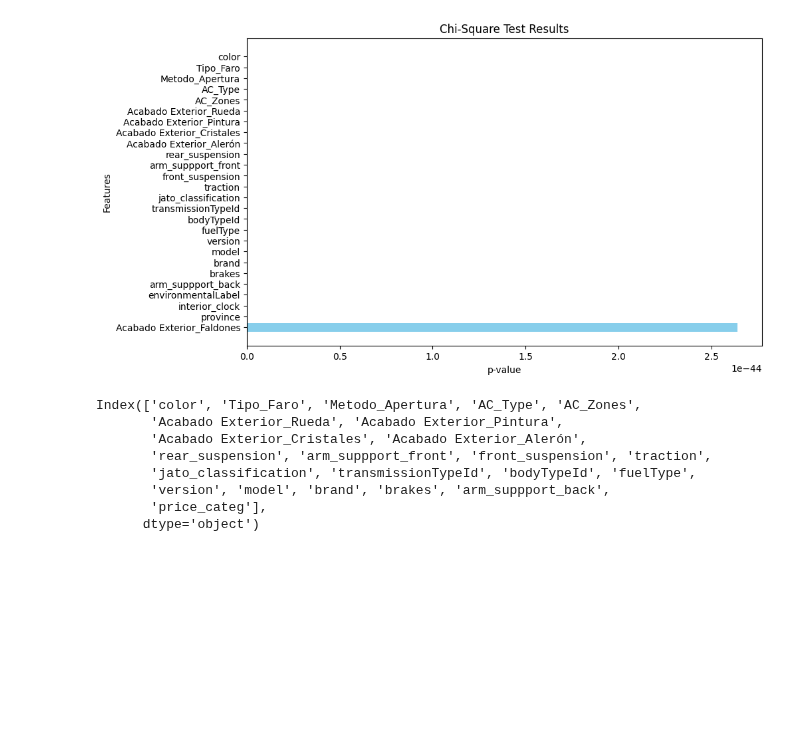
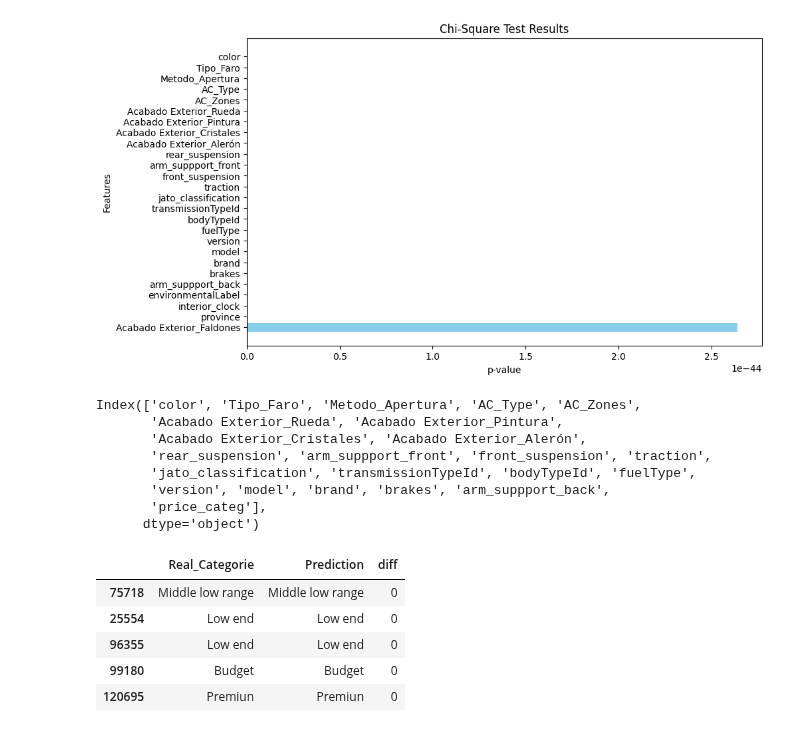
Before and after one commit to Lingfeng555/Cars_Price_Prediction, a Jupyter notebook: Trees/combustion.ipynb, the cells around one changed output. Drawn from its saved outputs; the diff is of its cells as text; code cells hidden in the pictures; blank space fills up the shorter version.

```diff
--- a/Trees/combustion.ipynb
+++ b/Trees/combustion.ipynb
@@ -341,8 +333,15 @@ Y_pred = tree_model.predict(X_test)
 # %%
 result = pd.DataFrame({"Real_Categorie": Y_test, "Prediction": Y_pred})
 result["diff"] = np.abs(result["Real_Categorie"].astype(int) - result["Prediction"])
 result["Real_Categorie"] = result["Real_Categorie"].apply(Loader.decode_price_categ)
 result["Prediction"] = result["Prediction"].apply(Loader.decode_price_categ)
-result
+result.head()
+# %% [output]
+|  | Real_Categorie | Prediction | diff |
+| 75718 | Middle low range | Middle low range | 0 |
+| 25554 | Low end | Low end | 0 |
+| 96355 | Low end | Low end | 0 |
+| 99180 | Budget | Budget | 0 |
+| 120695 | Premiun | Premiun | 0 |
 # %%
 Evaluator.eval_classfication(y_pred=result["Prediction"].to_numpy(), y_true=result["Real_Categorie"].to_numpy(), binary_classification=False)
```
Also changed, not shown: parts of 5 cells of this notebook.
